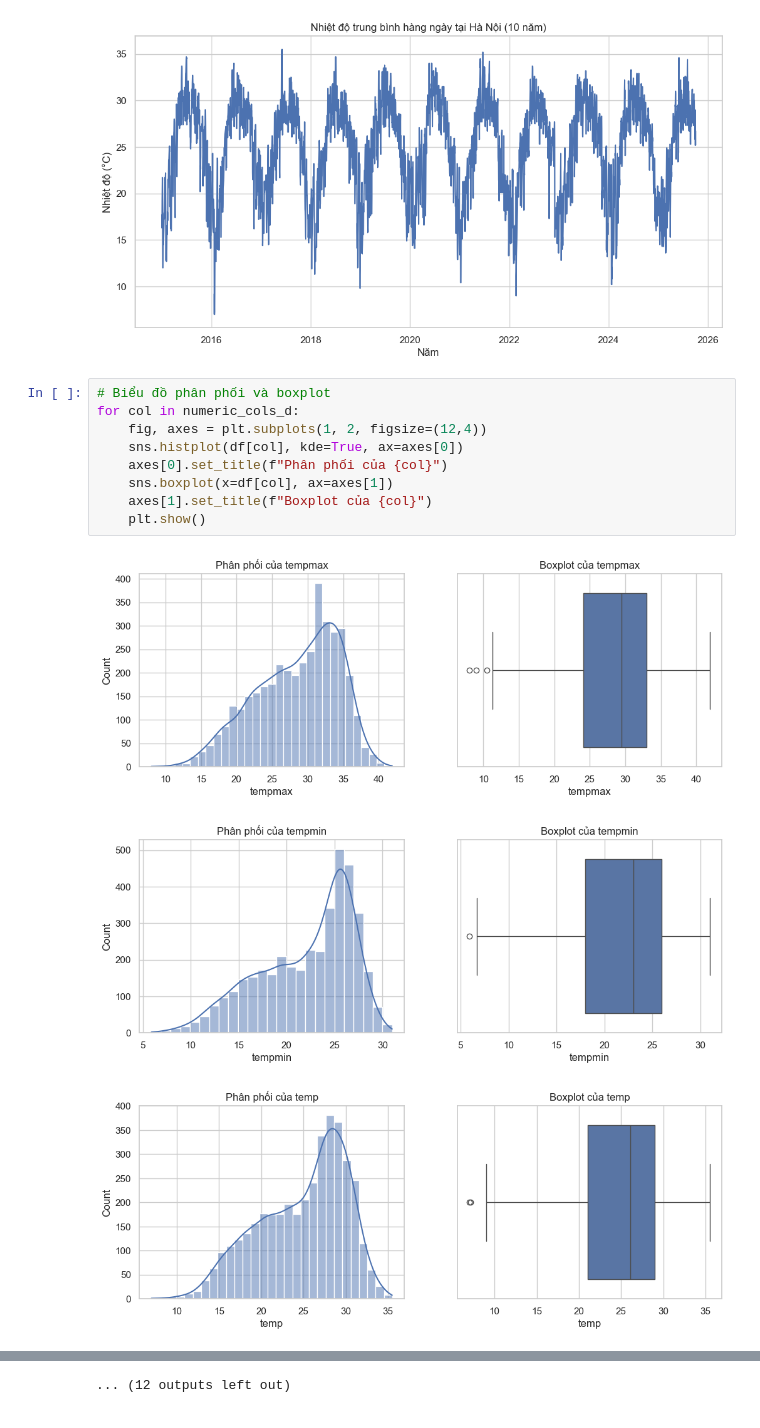
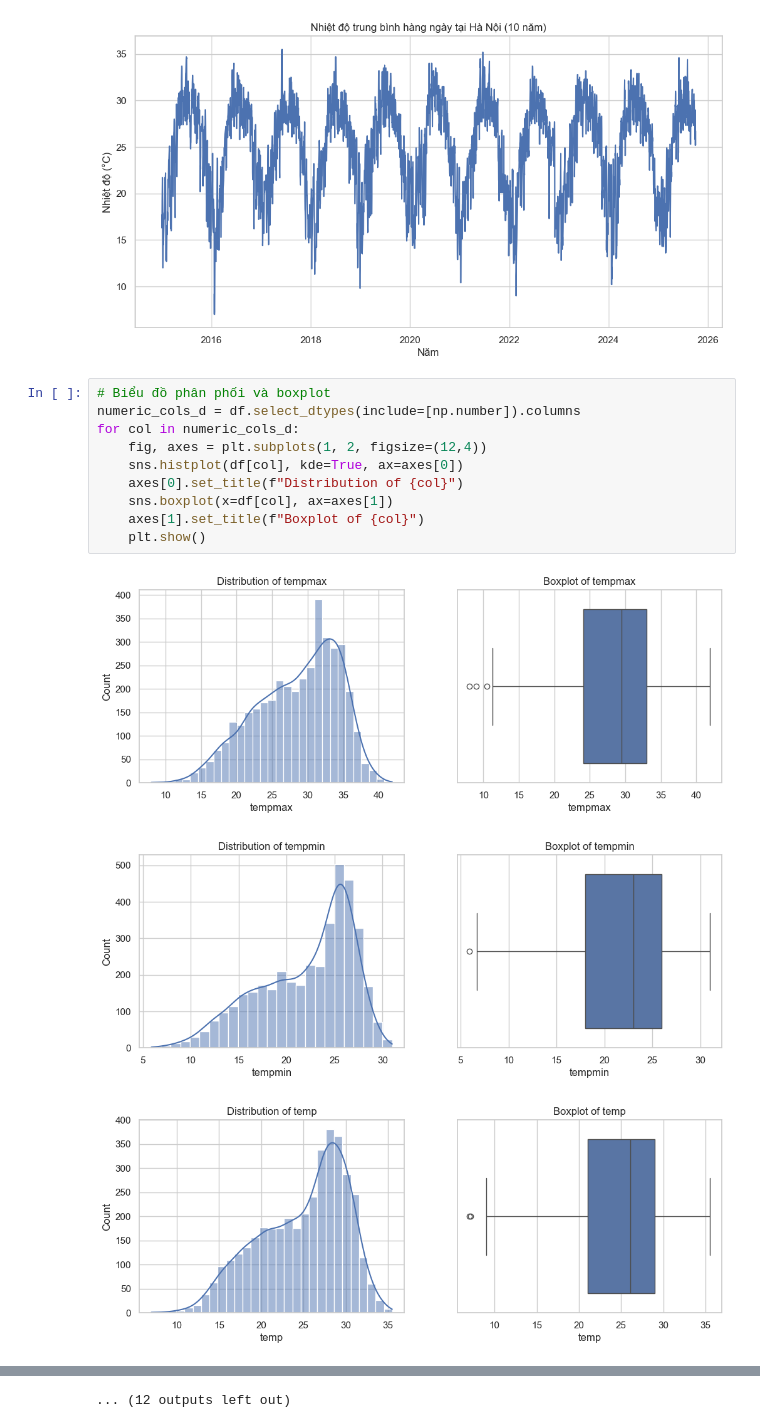
Before and after one commit to tungvoi38/Machine_Learning_Group_3, a Jupyter notebook: temperature_prediction_Hanoi/notebooks/01-data_understanding.ipynb, the cells around one changed output, grey strips where cells are left out. Saved outputs shown, nothing was run; the diff lists cells and outputs as text.

```diff
--- a/temperature_prediction_Hanoi/notebooks/01-data_understanding.ipynb
+++ b/temperature_prediction_Hanoi/notebooks/01-data_understanding.ipynb
@@ -180,14 +115,15 @@ plt.show()
 [figure]
 # %%
 # Biểu đồ phân phối và boxplot
+numeric_cols_d = df.select_dtypes(include=[np.number]).columns
 for col in numeric_cols_d:
     fig, axes = plt.subplots(1, 2, figsize=(12,4))
     sns.histplot(df[col], kde=True, ax=axes[0])
-    axes[0].set_title(f"Phân phối của {col}")
+    axes[0].set_title(f"Distribution of {col}")
     sns.boxplot(x=df[col], ax=axes[1])
-    axes[1].set_title(f"Boxplot của {col}")
+    axes[1].set_title(f"Boxplot of {col}")
     plt.show()
 # %% [output]
-[figure, old version]
+[figure, new version]
-[figure, old version]
+[figure, new version]
 [figure]
```
Also changed, not shown: parts of 11 cells of this notebook, 3 other files.
